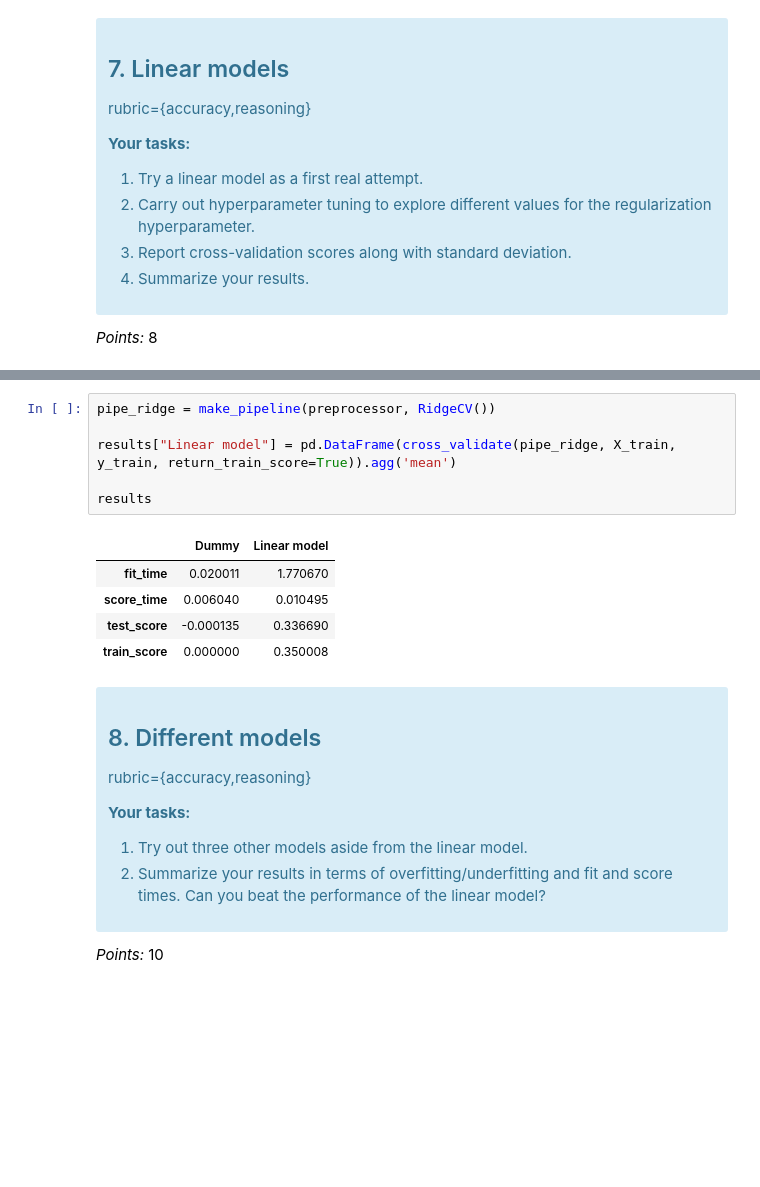
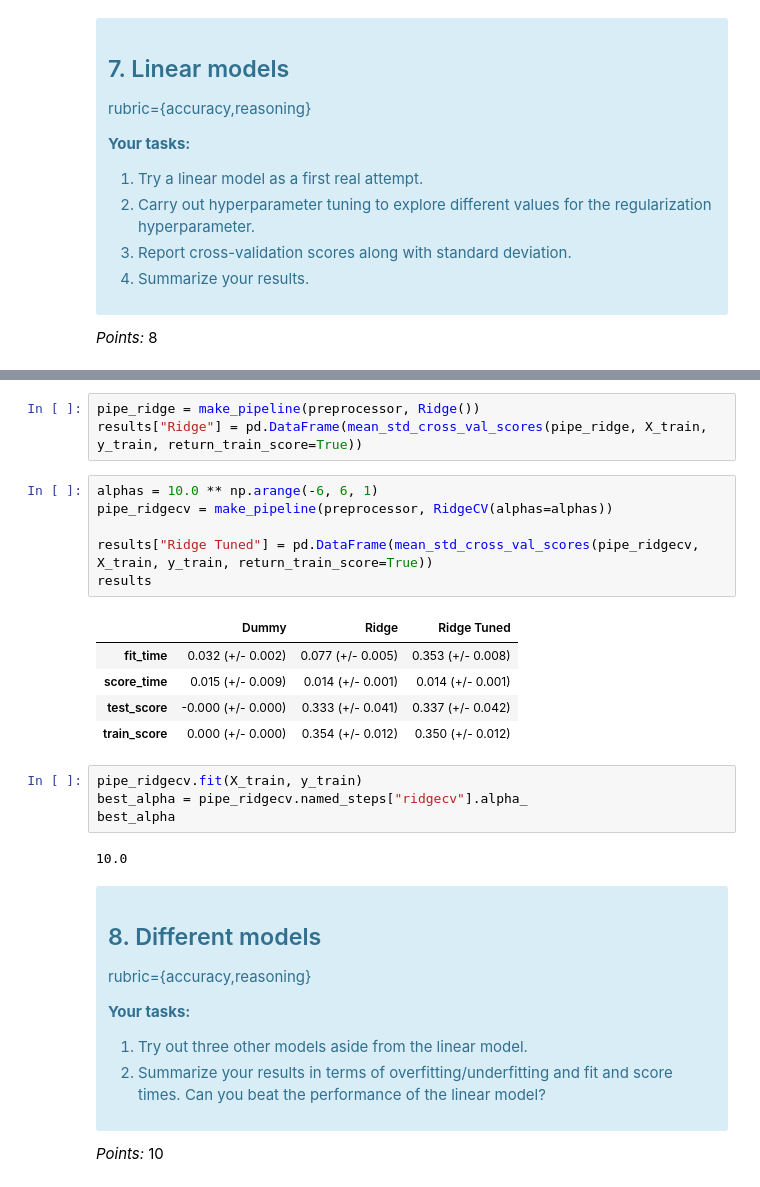
Before and after one commit to UBC-MDS/lab4_bnb_morris_eric, a Jupyter notebook: lab4.ipynb, the cells around one changed output, grey strips where cells are left out. Drawn from its saved outputs; the diff is of its cells as text; blank space fills up the shorter version.

```diff
--- a/lab4.ipynb
+++ b/lab4.ipynb
@@ -424,15 +449,24 @@ _Type your answer here, replacing this text._
 # %%
-pipe_ridge = make_pipeline(preprocessor, RidgeCV())
-
-results["Linear model"] = pd.DataFrame(cross_validate(pipe_ridge, X_train, y_train, return_train_score=True)).agg('mean')
-
-results
+pipe_ridge = make_pipeline(preprocessor, Ridge())
+results["Ridge"] = pd.DataFrame(mean_std_cross_val_scores(pipe_ridge, X_train, y_train, return_train_score=True))
-# %% [output]
-|  | Dummy | Linear model |
-| fit_time | 0.020011 | 1.770670 |
-| score_time | 0.006040 | 0.010495 |
-| test_score | -0.000135 | 0.336690 |
-| train_score | 0.000000 | 0.350008 |
+# %%
+alphas = 10.0 ** np.arange(-6, 6, 1)
+pipe_ridgecv = make_pipeline(preprocessor, RidgeCV(alphas=alphas))
+
+results["Ridge Tuned"] = pd.DataFrame(mean_std_cross_val_scores(pipe_ridgecv, X_train, y_train, return_train_score=True))
+results
+# %% [output]
+|  | Dummy | Ridge | Ridge Tuned |
+| fit_time | 0.032 (+/- 0.002) | 0.077 (+/- 0.005) | 0.353 (+/- 0.008) |
+| score_time | 0.015 (+/- 0.009) | 0.014 (+/- 0.001) | 0.014 (+/- 0.001) |
+| test_score | -0.000 (+/- 0.000) | 0.333 (+/- 0.041) | 0.337 (+/- 0.042) |
+| train_score | 0.000 (+/- 0.000) | 0.354 (+/- 0.012) | 0.350 (+/- 0.012) |
+# %%
+pipe_ridgecv.fit(X_train, y_train)
+best_alpha = pipe_ridgecv.named_steps["ridgecv"].alpha_
+best_alpha
+# %% [output]
+10.0
 # %% [markdown]
 <!-- END QUESTION -->
 
```
Also changed, not shown: parts of 16 cells of this notebook.
